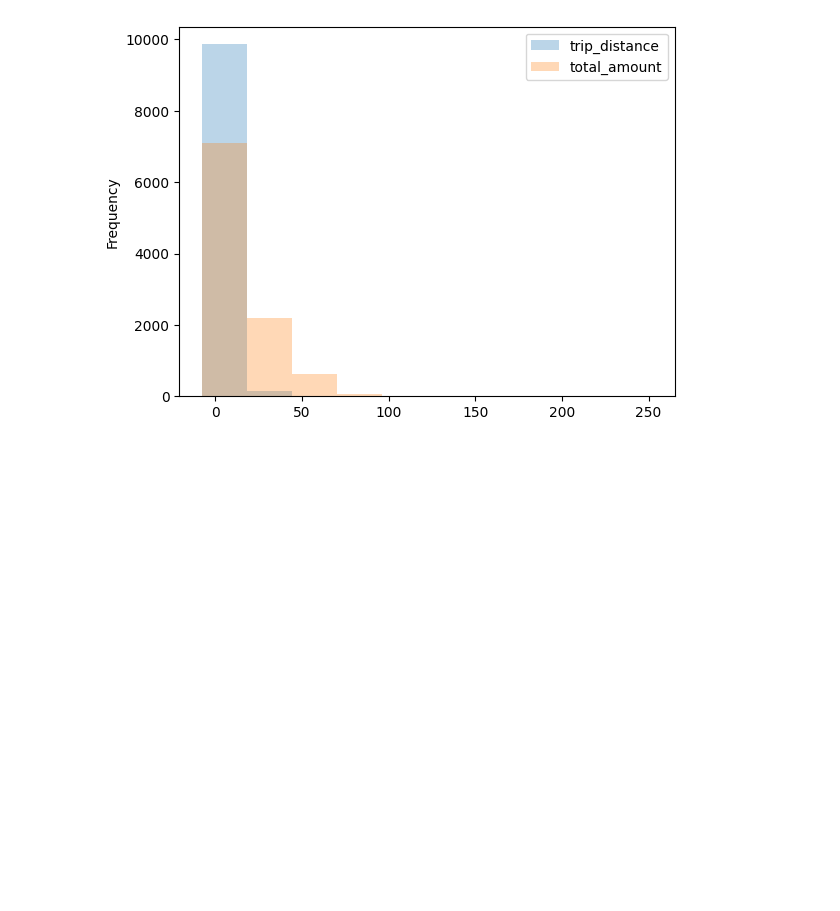
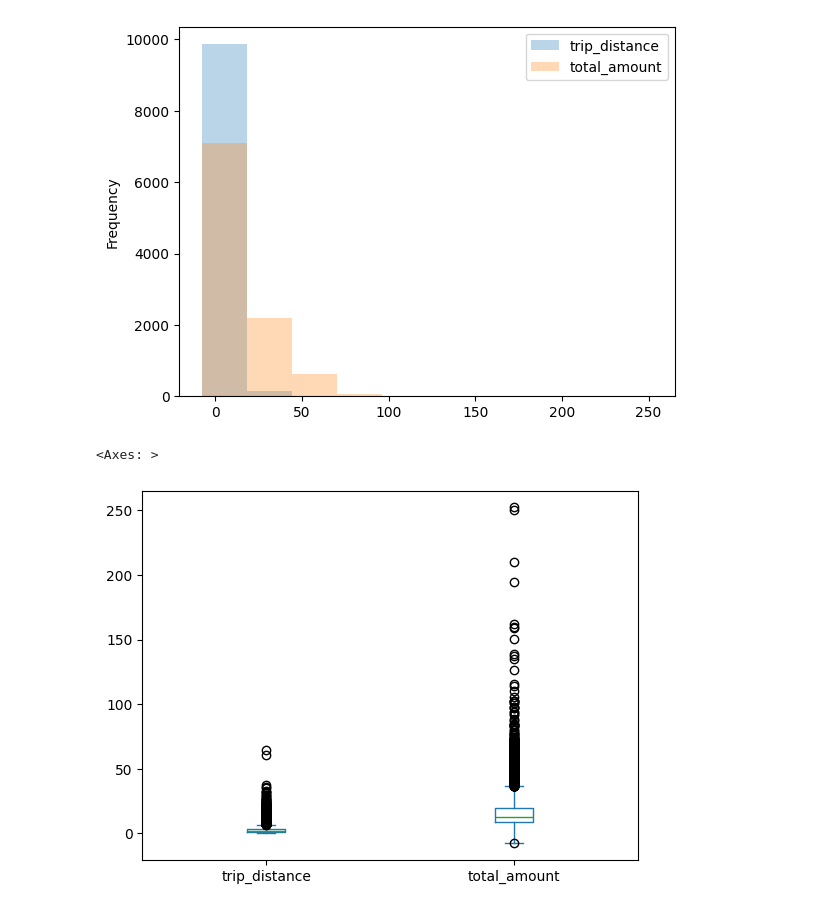
Before and after one commit to reuven/apple-2025-01Jan-plotting, a Jupyter notebook: Apple 2025-01Jan-09.ipynb, the cells around one changed output. Saved outputs shown, nothing was run; the diff lists cells and outputs as text; code cells hidden in the pictures; blank space fills up the shorter version.

```diff
--- a/Apple 2025-01Jan-09.ipynb
+++ b/Apple 2025-01Jan-09.ipynb
@@ -590,3 +590,10 @@ df[['trip_distance', 'total_amount']].plot.hist(alpha=0.3)
 # %% [output]
 <Axes: ylabel='Frequency'>
 [figure]
+# %%
+# boxplot
+
+df[['trip_distance', 'total_amount']].plot.box()
+# %% [output]
+<Axes: >
+[figure, added]
```
Also changed, not shown: parts of 1 cell of this notebook.
